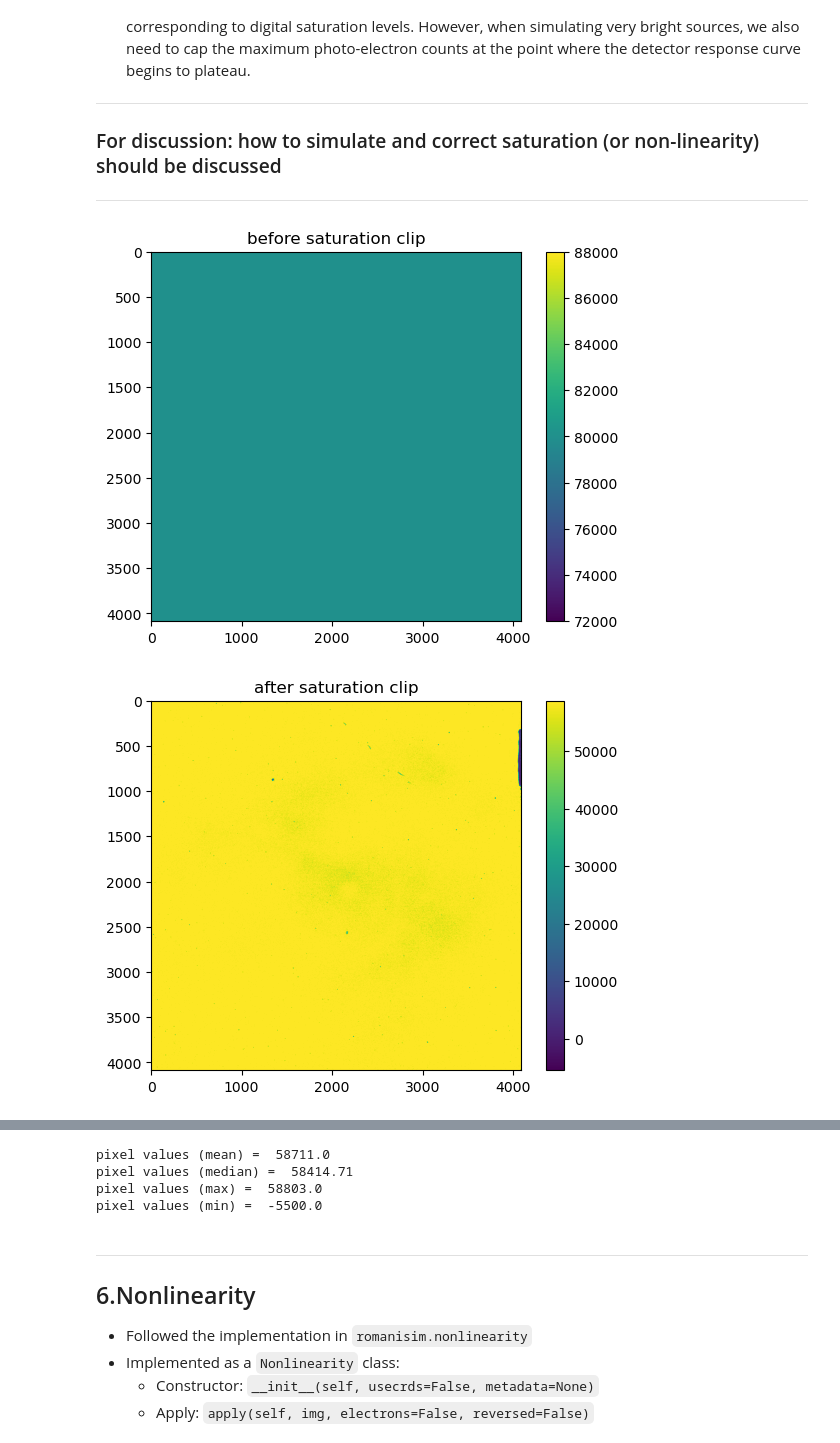
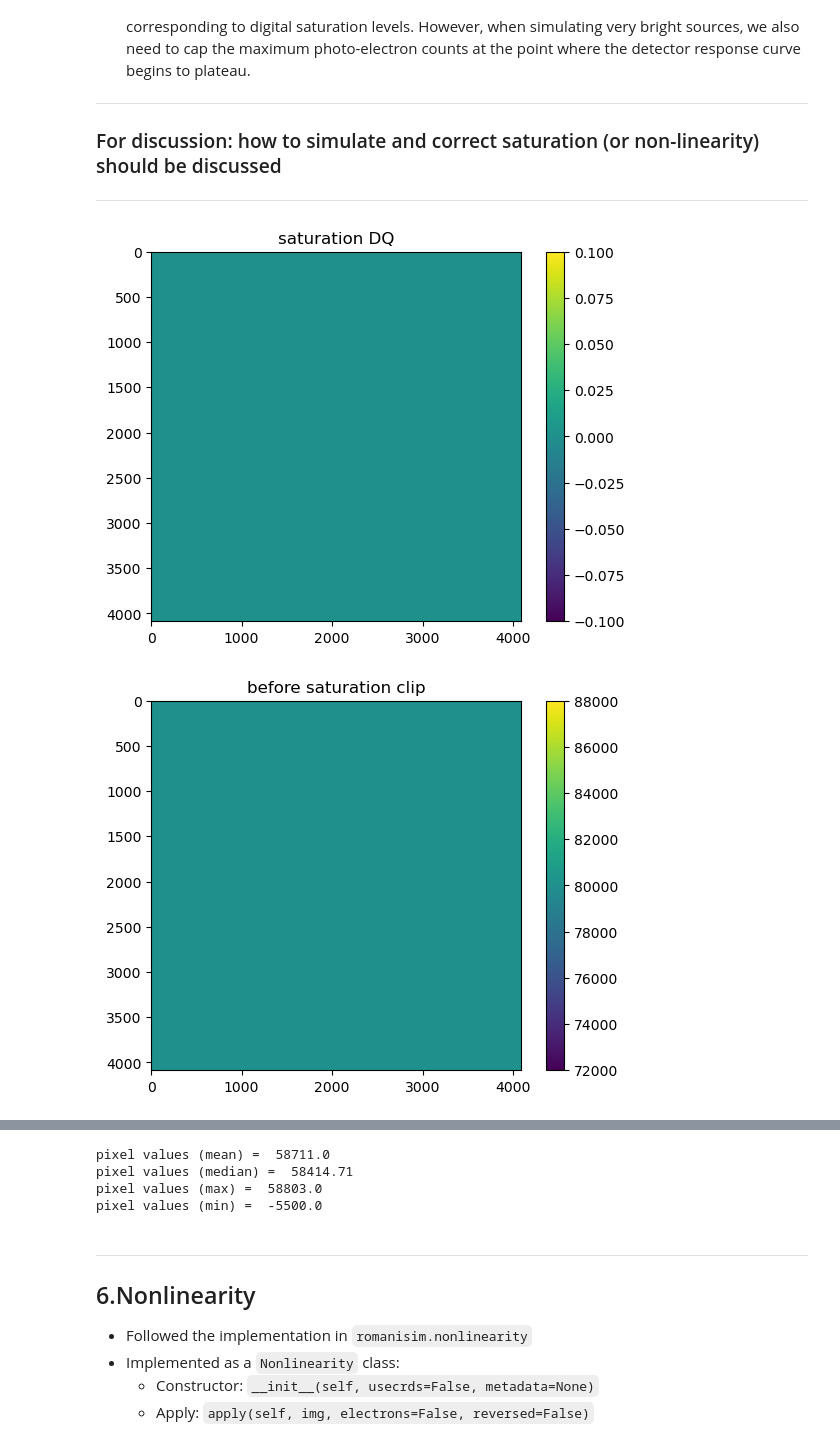
Before and after one commit to yuedong0607/romanisim, a Jupyter notebook: romanisim/models/example_APIs.ipynb, the cells around one changed output, grey strips where cells are left out. Cells and saved outputs as stored; diff of their text form; code cells hidden in the pictures.

```diff
--- a/romanisim/models/example_APIs.ipynb
+++ b/romanisim/models/example_APIs.ipynb
@@ -292,7 +298,12 @@ pixel values (min) =  -23630.93
 from astropy import units as u
 
 # Apply digital saturation use CRDS map
-saturation = models.Saturation(usecrds=True)
+saturation = models.Saturation(usecrds=True, getdq=True)
+
+plt.imshow(saturation.dq, vmin=saturation.dq.min(), vmax=saturation.dq.max())
+plt.title("saturation DQ")
+plt.colorbar()
+plt.show()
 
 arr = np.ones((4088, 4088), dtype=np.float32) * 80000.0
 
@@ -306,32 +317,32 @@ saturation.apply(img=arr)
 plt.imshow(arr, vmin=arr.min(), vmax=arr.max())
 plt.title("after saturation clip")
 plt.colorbar()
 plt.show()
 
 print("pixel values (mean) = ", np.median(arr))
 print("pixel values (median) = ", np.mean(arr))
 print("pixel values (max) = ", np.max(arr))
 print("pixel values (min) = ", np.min(arr))
 
 # Apply 'physical' saturation cap to galsim.Image
 saturation = models.Saturation(usecrds=False, saturation_level=300000)
 arr = np.ones((4088, 4088), dtype=np.float32) * 400000.0
 image = galsim.Image(arr, dtype=np.float32)
 # plt.imshow(image.array, vmin=image.array.min(), vmax=image.array.max())
 # plt.title("before saturation clip")
 # plt.colorbar()
 # plt.show()
 
 saturation.apply(img=image)
 # plt.imshow(image.array, vmin=image.array.min(), vmax=image.array.max())
 # plt.title("after saturation clip")
 # plt.colorbar()
 # plt.show()
 
 # print("pixel values (mean) = ", np.median(image.array))
 # print("pixel values (median) = ", np.mean(image.array))
 # print("pixel values (max) = ", np.max(image.array))
 # print("pixel values (min) = ", np.min(image.array))
 # %% [output]
-[figure, old version]
+[figure, new version]
-[figure, old version]
+[figure, new version]
```
Also changed, not shown: parts of 5 cells of this notebook.
